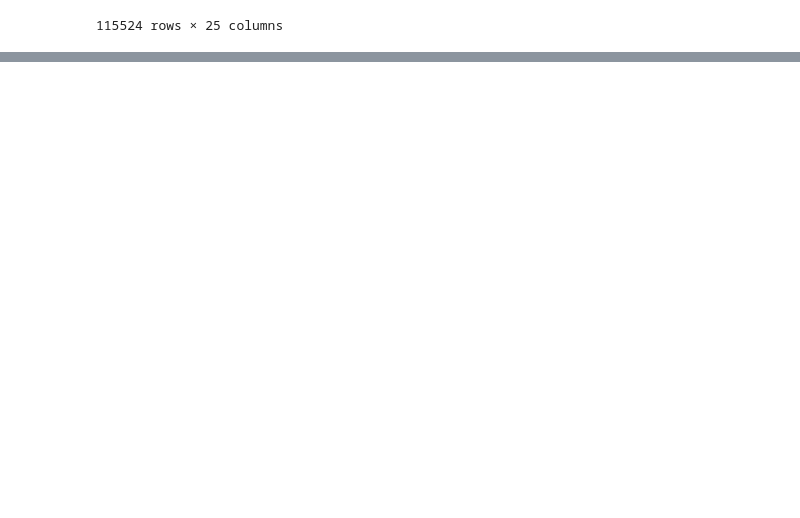
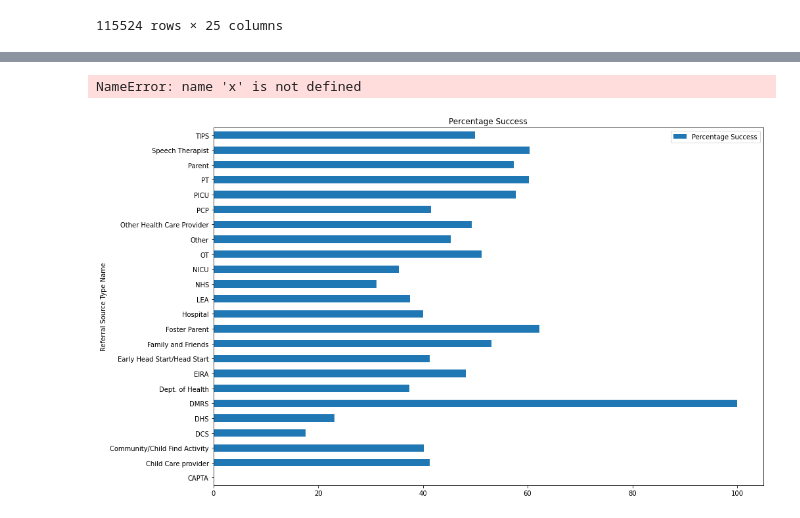
Before and after one commit to MylahKate/teis_project-scar, a Jupyter notebook: notebook/teis_q2.ipynb, the cells around one changed output, grey strips where cells are left out. Drawn from its saved outputs; the diff is of its cells as text; code cells hidden in the pictures; blank space fills up the shorter version.

```diff
--- a/notebook/teis_q2.ipynb
+++ b/notebook/teis_q2.ipynb
@@ -31,0 +88,3 @@ teis_final
+# %%
+tot_ref = pd.merge(total_referrals, total_referrals_successful, on='Referral Source Type Name', how='left').rename(columns = {'Successful_x' : 'Total Referrals', 'Successful_y' : 'Total Successful Referrals'})
+tot_ref.reset_index()
@@ -31,0 +109,4 @@ teis_final
+# %%
+tot_ref['Percentage Success'] = ((tot_ref['Total Successful Referrals']/tot_ref['Total Referrals']) * 100).round(decimals=2)
+tot_ref.reset_index()
+tot_ref.columns
@@ -31,0 +115,4 @@ teis_final
+# %%
+tot_ref=tot_ref.reset_index()
+# %%
+tot_ref=tot_ref.sort_values(by='Percentage Success', ascending = False)
@@ -31,0 +165,23 @@ teis_final
+# %%
+fig,ax=plt.subplots(figsize=(15,10))
+tot_ref.plot.barh(ax=ax, x='Referral Source Type Name', y='Percentage Success', rot=0)
+
+ax.set_ylabel('Referral Source Type Name')
+ax.set_title('Percentage Success')
+ax.set_xticks(x)
+ax.set_xticklabels(x)
+ax.legend()
+
+pps = ax.bar(x - width/2, poe-ref, width, label='Referrals Made')
+for p in pps:
+      height = p.get_height()
+      ax.annotate('{}'.format(height),
+      xy=(p.get_x() + p.get_width() / 2, height),
+      xytext=(0, 3), # 3 points vertical offset
+      textcoords="offset points",
+      ha='center', va='bottom')
+
+plt.show()
+# %% [output]
+NameError: name 'x' is not defined
+[figure, added]
```
Also changed, not shown: parts of 9 cells of this notebook, 1 other file.
